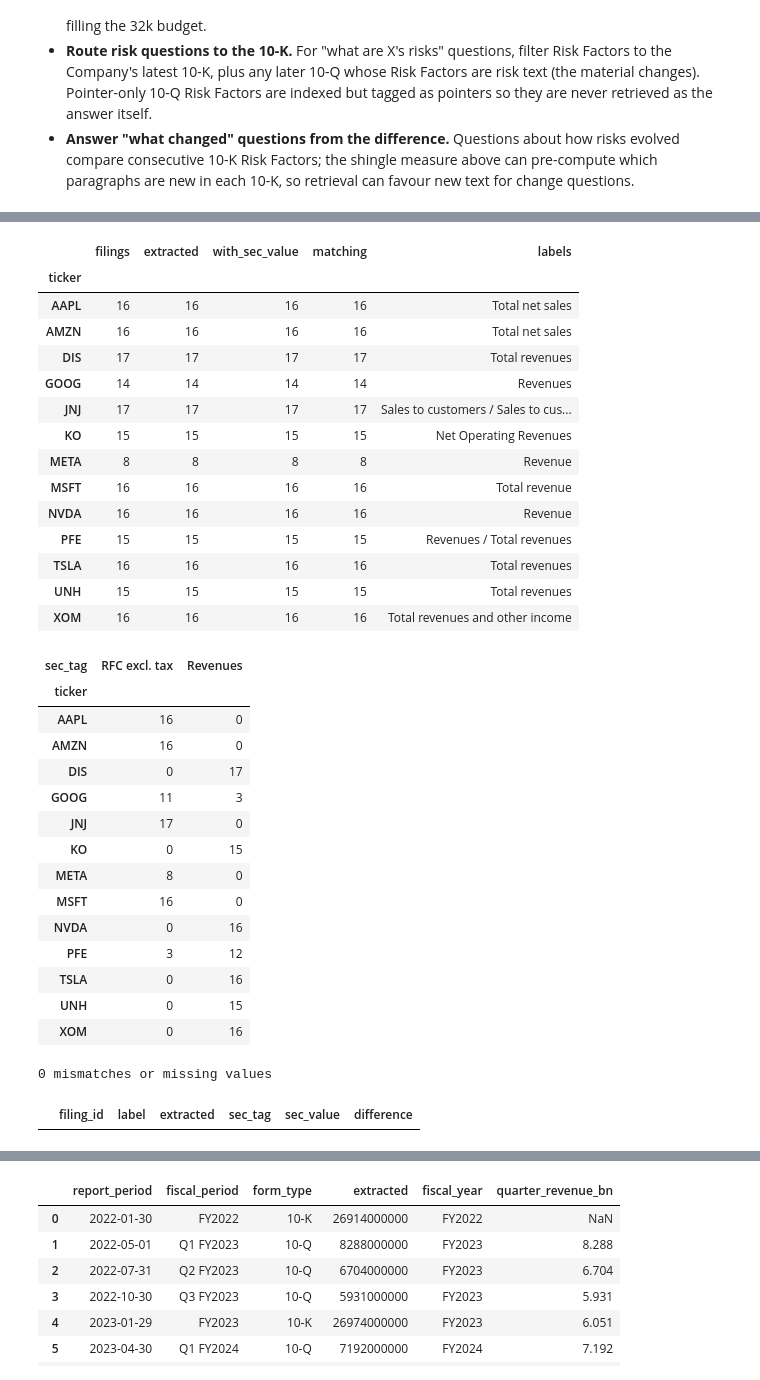
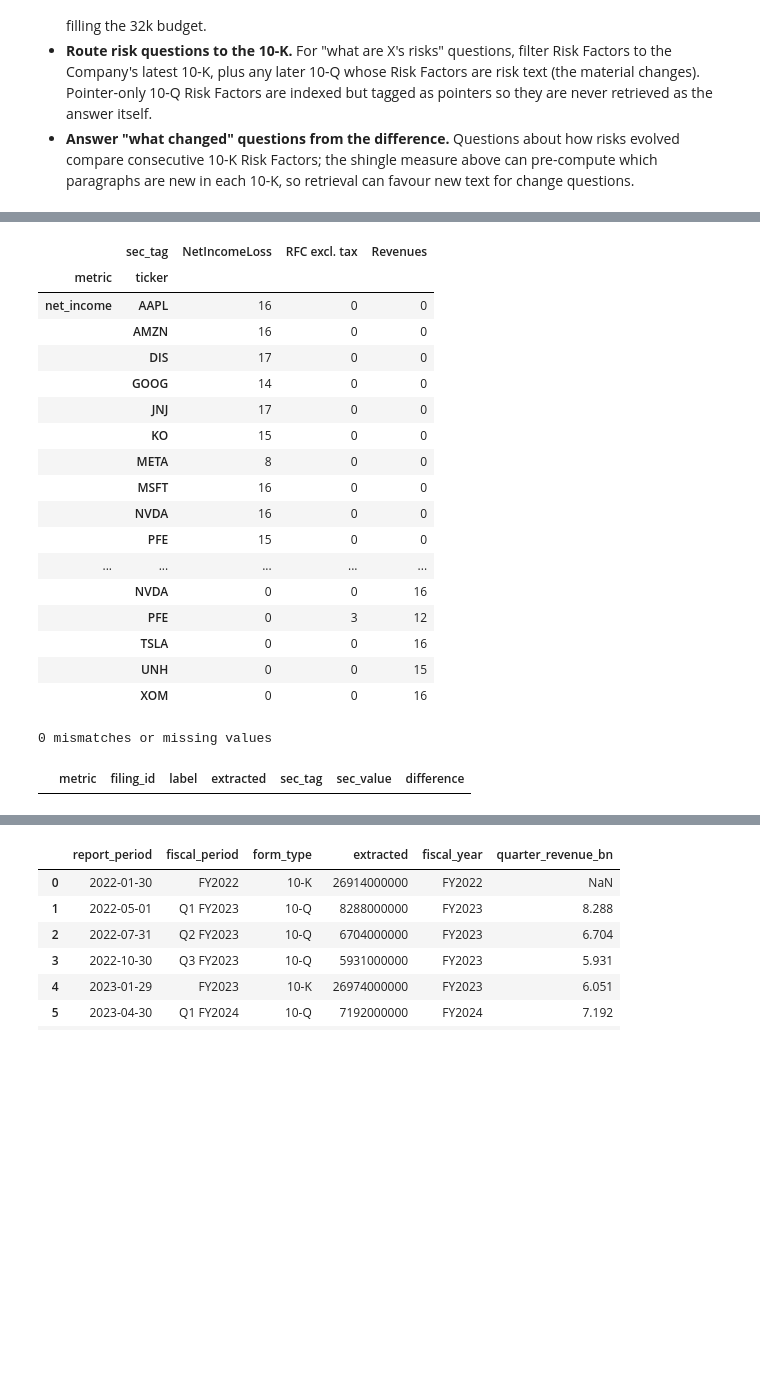
Before and after one commit to dwest1507/eliza-assessment, a Jupyter notebook: backend/notebooks/eda.ipynb, the cells around one changed output, grey strips where cells are left out. Cells and saved outputs as stored; diff of their text form; code cells hidden in the pictures; blank space fills up the shorter version.

```diff
--- a/backend/notebooks/eda.ipynb
+++ b/backend/notebooks/eda.ipynb
@@ -2010,59 +2080,38 @@ Accuracy, extracted values matching the SEC within one printed unit: 197 of 197
 # %%
-by_company = revenue.groupby("ticker").agg(
-    filings=("filing_id", "size"),
-    extracted=("extracted", "count"),
-    with_sec_value=("sec_value", "count"),
-    matching=("match", "sum"),
-    labels=("label", lambda s: " / ".join(sorted(set(s.dropna())))),
-)
-display(by_company)
-
-# Which SEC tag holds each Company's revenue, Filing by Filing ("RFC excl. tax" is
+# Which SEC tag holds each Company's figure, Filing by Filing ("RFC excl. tax" is
 # RevenueFromContractWithCustomerExcludingAssessedTax).
 pd.crosstab(
-    revenue["ticker"],
-    revenue["sec_tag"].replace(
+    [measured["metric"], measured["ticker"]],
+    measured["sec_tag"].replace(
         {"RevenueFromContractWithCustomerExcludingAssessedTax": "RFC excl. tax"}
     ),
 )
 # %% [output]
-|  | filings | extracted | with_sec_value | matching | labels |
-| ticker |  |  |  |  |  |
-| AAPL | 16 | 16 | 16 | 16 | Total net sales |
-| AMZN | 16 | 16 | 16 | 16 | Total net sales |
-| DIS | 17 | 17 | 17 | 17 | Total revenues |
-| GOOG | 14 | 14 | 14 | 14 | Revenues |
-| JNJ | 17 | 17 | 17 | 17 | Sales to customers / Sales to cus... |
-| KO | 15 | 15 | 15 | 15 | Net Operating Revenues |
-| META | 8 | 8 | 8 | 8 | Revenue |
-| MSFT | 16 | 16 | 16 | 16 | Total revenue |
-| NVDA | 16 | 16 | 16 | 16 | Revenue |
-| PFE | 15 | 15 | 15 | 15 | Revenues / Total revenues |
-| TSLA | 16 | 16 | 16 | 16 | Total revenues |
-| UNH | 15 | 15 | 15 | 15 | Total revenues |
-| XOM | 16 | 16 | 16 | 16 | Total revenues and other income |
+|  | sec_tag | NetIncomeLoss | RFC excl. tax | Revenues |
+| metric | ticker |  |  |  |
+| net_income | AAPL | 16 | 0 | 0 |
+|  | AMZN | 16 | 0 | 0 |
+|  | DIS | 17 | 0 | 0 |
+|  | GOOG | 14 | 0 | 0 |
+|  | JNJ | 17 | 0 | 0 |
+|  | KO | 15 | 0 | 0 |
+|  | META | 8 | 0 | 0 |
+|  | MSFT | 16 | 0 | 0 |
+|  | NVDA | 16 | 0 | 0 |
+|  | PFE | 15 | 0 | 0 |
+| ... | ... | ... | ... | ... |
+|  | NVDA | 0 | 0 | 16 |
+|  | PFE | 0 | 3 | 12 |
+|  | TSLA | 0 | 0 | 16 |
+|  | UNH | 0 | 0 | 15 |
+|  | XOM | 0 | 0 | 16 |
-| sec_tag | RFC excl. tax | Revenues |
-| ticker |  |  |
-| AAPL | 16 | 0 |
-| AMZN | 16 | 0 |
-| DIS | 0 | 17 |
-| GOOG | 11 | 3 |
-| JNJ | 17 | 0 |
-| KO | 0 | 15 |
-| META | 8 | 0 |
-| MSFT | 16 | 0 |
-| NVDA | 0 | 16 |
-| PFE | 3 | 12 |
-| TSLA | 0 | 16 |
-| UNH | 0 | 15 |
-| XOM | 0 | 16 |
 # %%
-mismatches = revenue[~revenue["match"]]
+mismatches = measured[~measured["match"]]
 print(f"{len(mismatches)} mismatches or missing values")
-mismatches[["filing_id", "label", "extracted", "sec_tag", "sec_value", "difference"]]
+mismatches[["metric", "filing_id", "label", "extracted", "sec_tag", "sec_value", "difference"]]
 # %% [output]
 0 mismatches or missing values
-|  | filing_id | label | extracted | sec_tag | sec_value | difference |
+|  | metric | filing_id | label | extracted | sec_tag | sec_value | difference |
 # %% [markdown]
 ### 7.1 Values checked by hand
 
```
Also changed, not shown: parts of 15 cells of this notebook, 7 other files.
